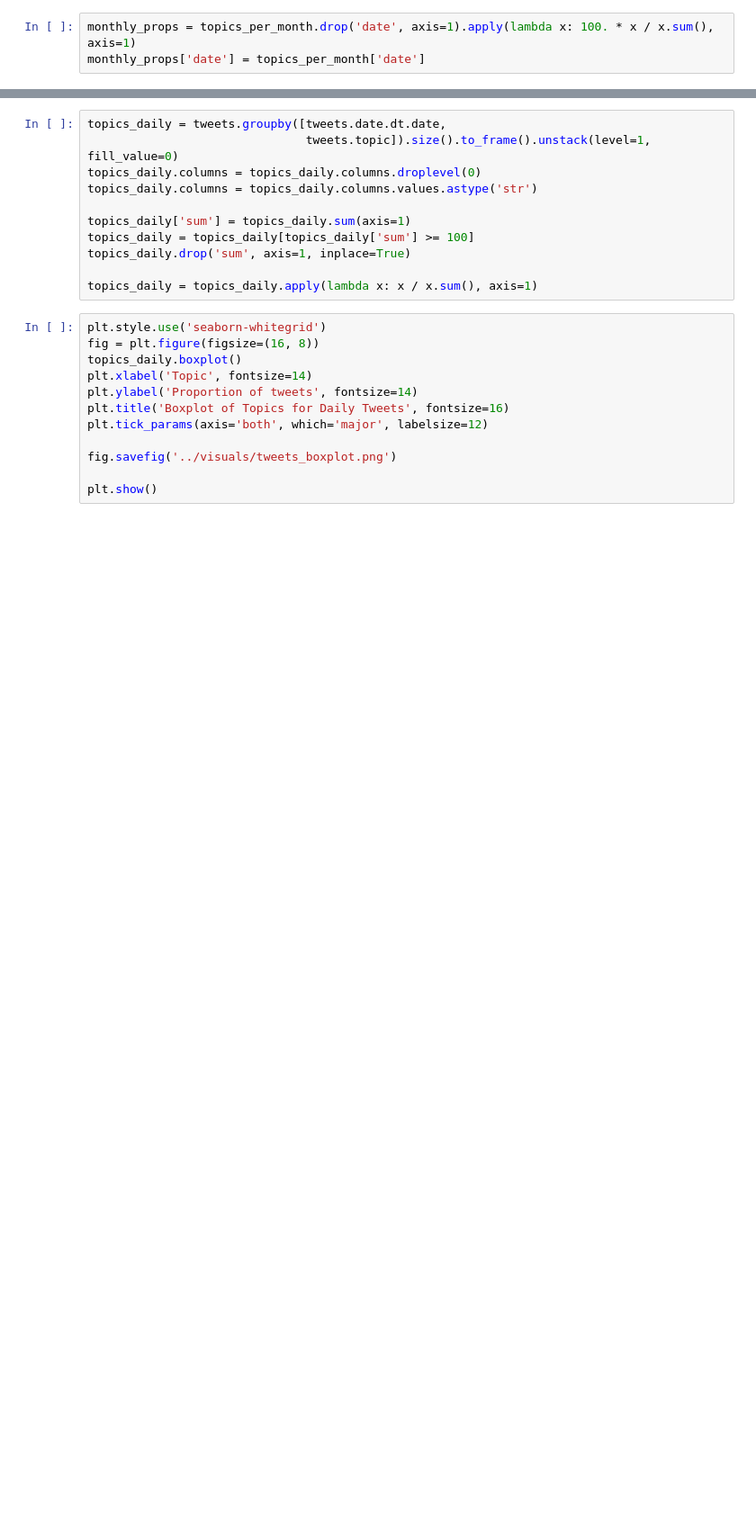
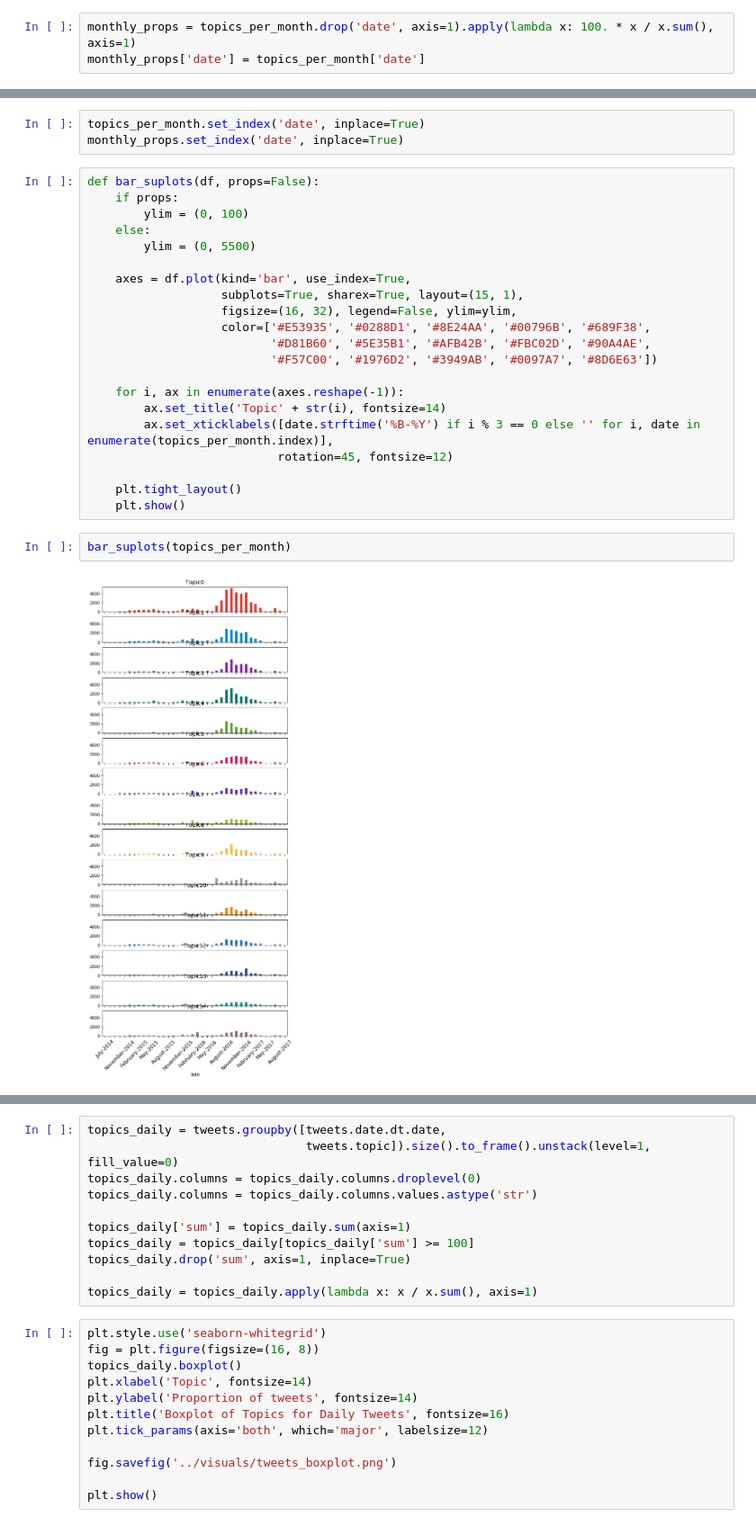
Before and after one commit to jmelton22/Russian_Tweets, a Jupyter notebook: notebooks/LDA_visuals.ipynb, the cells around one changed output, grey strips where cells are left out. Shown at 90% size. Saved outputs shown, nothing was run; the diff lists cells and outputs as text; blank space fills up the shorter version.

```diff
--- a/notebooks/LDA_visuals.ipynb
+++ b/notebooks/LDA_visuals.ipynb
@@ -138,3 +134,31 @@ topics_prop_plot = monthly_topics(monthly_props)
 show(topics_prop_plot)
 # %% [output]
 [interactive output not drawn]
+# %%
+topics_per_month.set_index('date', inplace=True)
+monthly_props.set_index('date', inplace=True)
+# %%
+def bar_suplots(df, props=False):
+    if props:
+        ylim = (0, 100)
+    else:
+        ylim = (0, 5500)
+
+    axes = df.plot(kind='bar', use_index=True,
+                   subplots=True, sharex=True, layout=(15, 1),
+                   figsize=(16, 32), legend=False, ylim=ylim,
+                   color=['#E53935', '#0288D1', '#8E24AA', '#00796B', '#689F38',
+                          '#D81B60', '#5E35B1', '#AFB42B', '#FBC02D', '#90A4AE',
+                          '#F57C00', '#1976D2', '#3949AB', '#0097A7', '#8D6E63'])
+
+    for i, ax in enumerate(axes.reshape(-1)):
+        ax.set_title('Topic' + str(i), fontsize=14)
+        ax.set_xticklabels([date.strftime('%B-%Y') if i % 3 == 0 else '' for i, date in enumerate(topics_per_month.index)],
+                           rotation=45, fontsize=12)
+
+    plt.tight_layout()
+    plt.show()
+# %%
+bar_suplots(topics_per_month)
+# %% [output]
+[figure, added]
```
Also changed, not shown: parts of 3 cells of this notebook, 17 other files.
